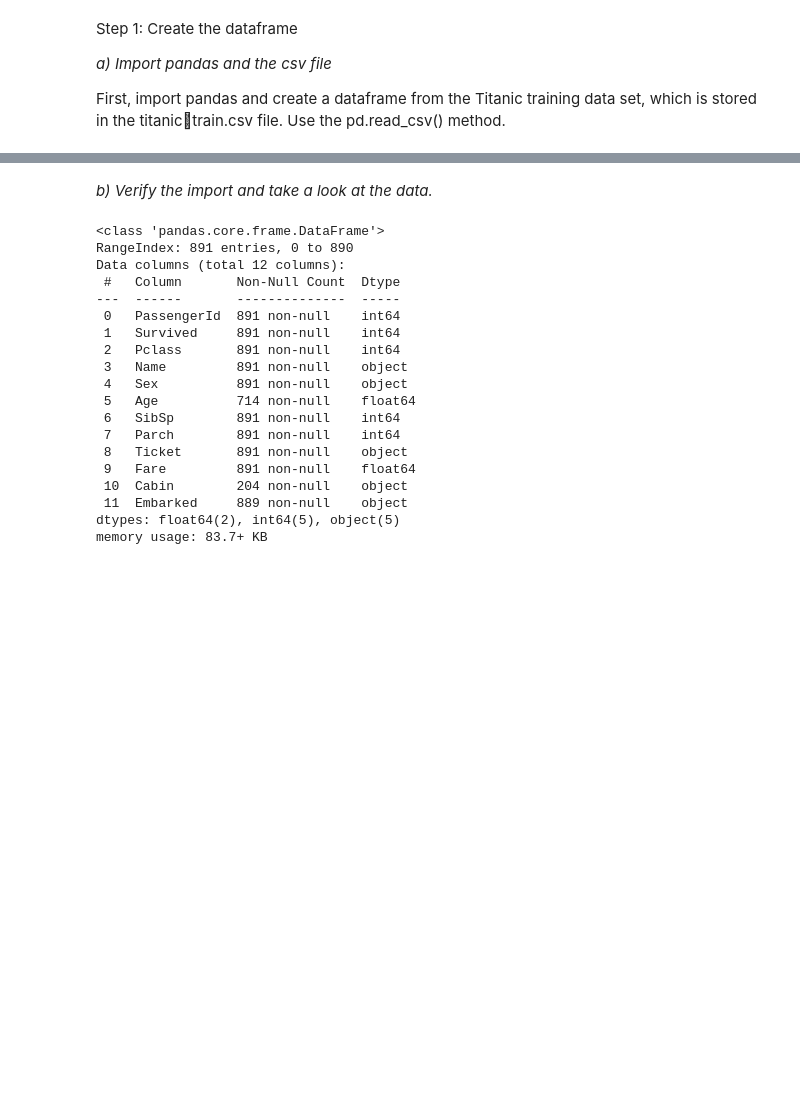
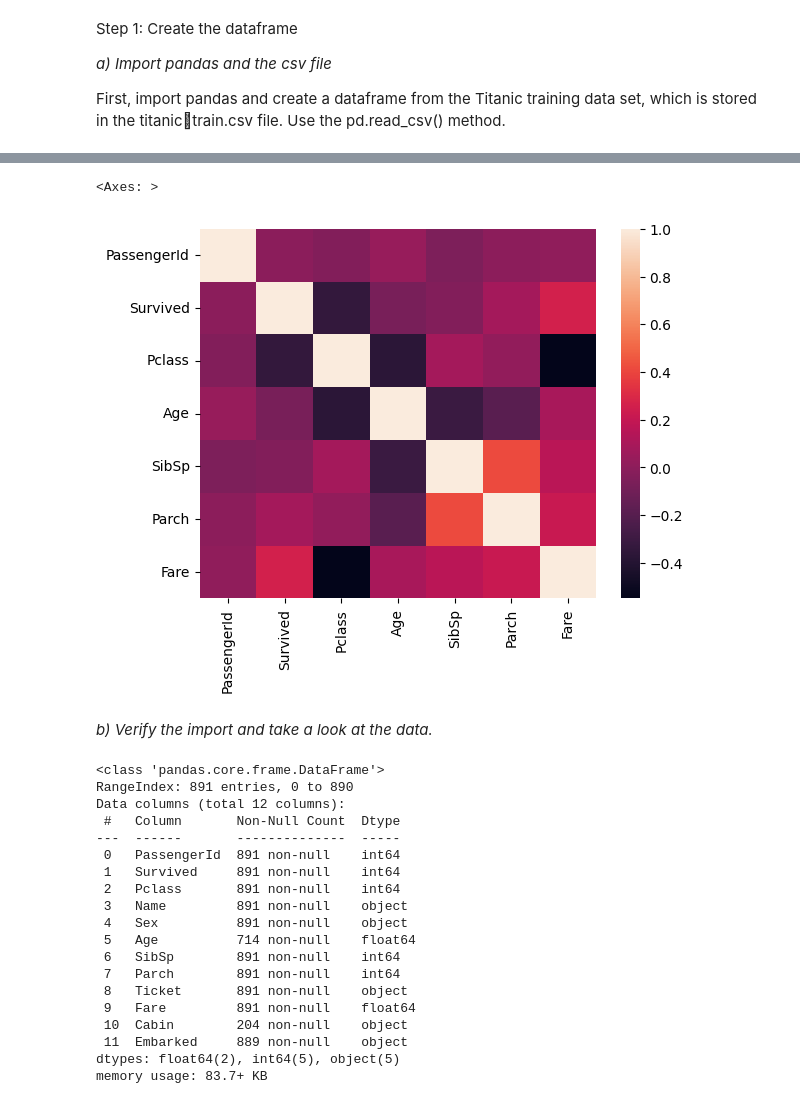
Before and after one commit to MayahCatorce/CPE-019---CPE32S3, a Jupyter notebook: Catorce_DecisionTreeClassification.ipynb, the cells around one changed output, grey strips where cells are left out. Saved outputs shown, nothing was run; the diff lists cells and outputs as text; code cells hidden in the pictures; blank space fills up the shorter version.

```diff
--- a/Catorce_DecisionTreeClassification.ipynb
+++ b/Catorce_DecisionTreeClassification.ipynb
@@ -69,3 +86,10 @@ training = pd.read_csv("/content/titanic_train.csv")
+# %%
+import seaborn as sb
+corr = training.corr()
+sb.heatmap(corr)
+# %% [output]
+<Axes: >
+[figure, added]
 # %% [markdown]
 *b) Verify the import and take a look at the data.*
 # %%
```
Also changed, not shown: parts of 16 cells of this notebook.
